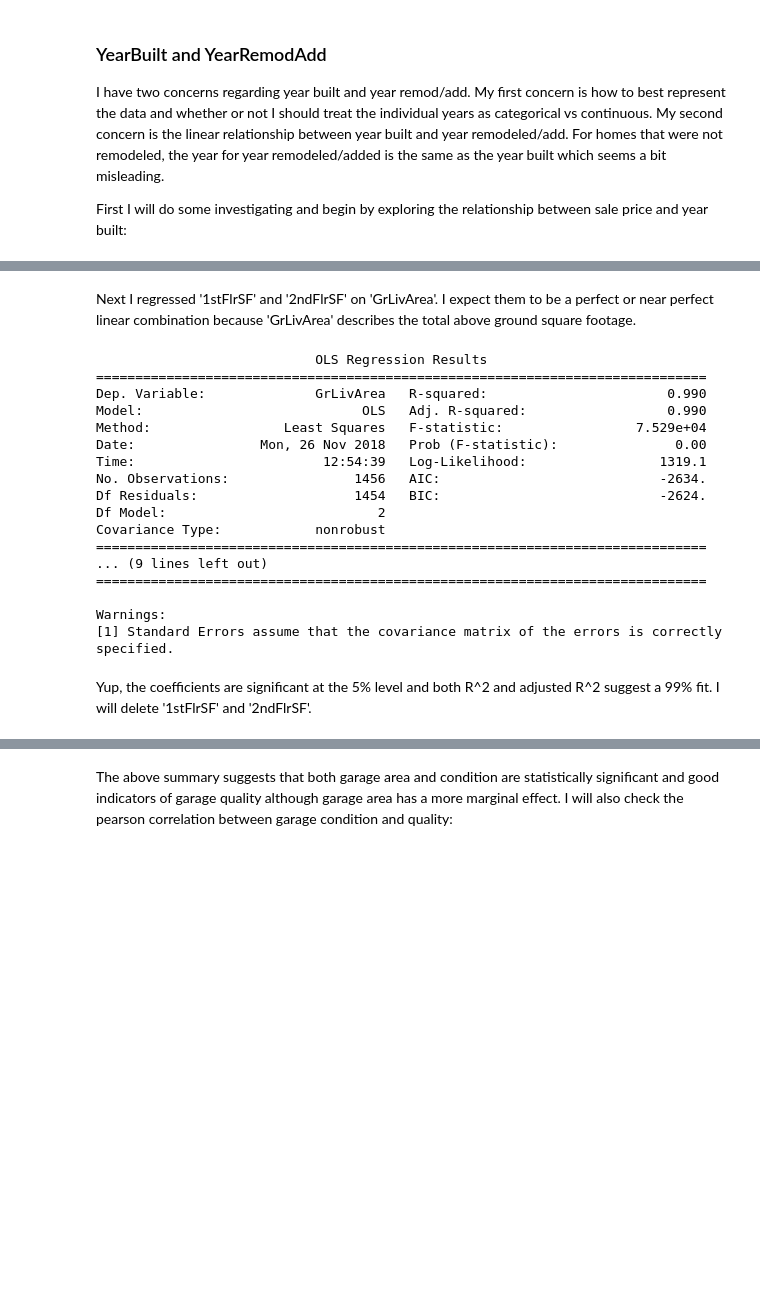
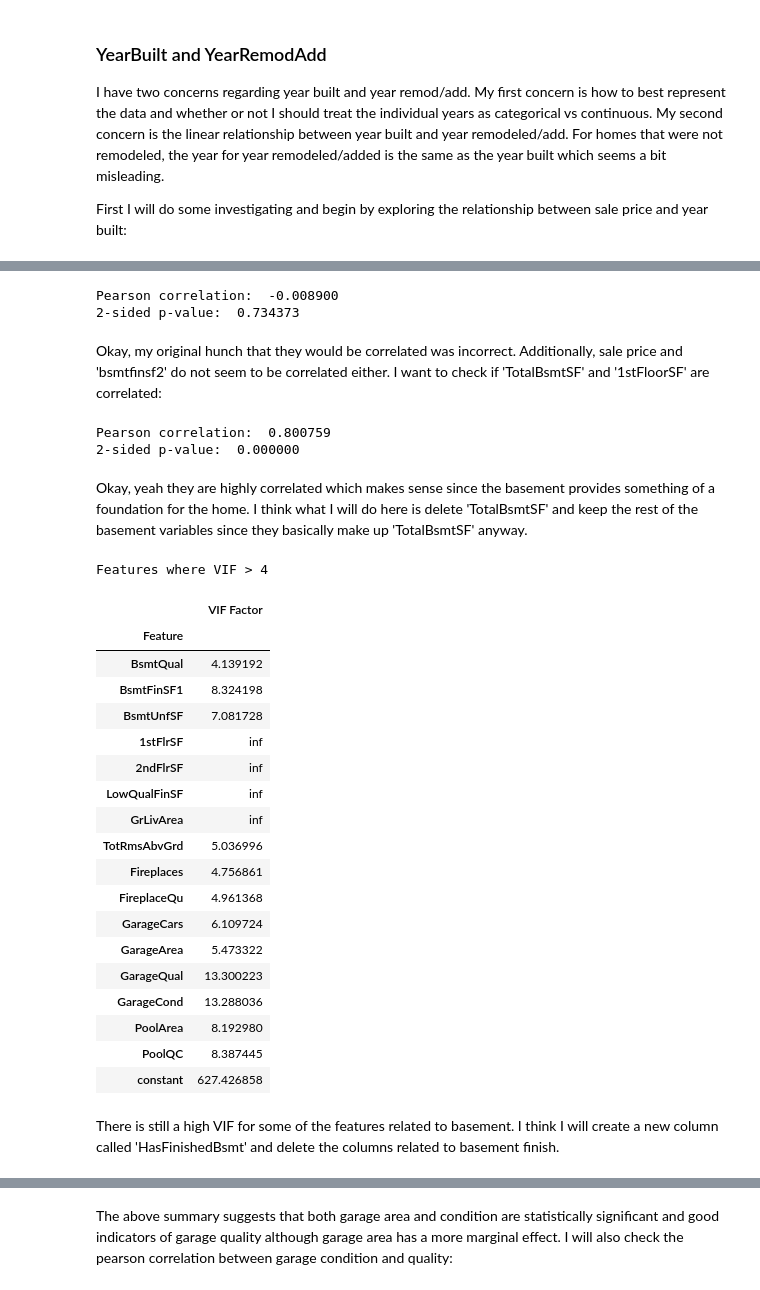
Before and after one commit to agrai1/Predicting-housing-prices, a Jupyter notebook: Exploratory data analysis - Filling nulls - Feature engineering.ipynb, the cells around one changed output, grey strips where cells are left out. Drawn from its saved outputs; the diff is of its cells as text; code cells hidden in the pictures; blank space fills up the shorter version.

```diff
--- a/Exploratory data analysis - Filling nulls - Feature engineering.ipynb
+++ b/Exploratory data analysis - Filling nulls - Feature engineering.ipynb
@@ -1240,0 +1200,41 @@ The other square footage variables are not significant at the 5 of even 10% leve
+# %%
+pearson_corr(data=df, col1='SalePrice', col2='BsmtFinSF2')
+# %% [output]
+Pearson correlation:  -0.008900
+2-sided p-value:  0.734373
+# %% [markdown]
+Okay, my original hunch that they would be correlated was incorrect. Additionally, sale price and 'bsmtfinsf2' do not seem to be correlated either. I want to check if 'TotalBsmtSF' and '1stFloorSF' are correlated:
+# %%
+pearson_corr(data=df, col1='TotalBsmtSF', col2='1stFlrSF')
+# %% [output]
+Pearson correlation:  0.800759
+2-sided p-value:  0.000000
+# %% [markdown]
+Okay, yeah they are highly correlated which makes sense since the basement provides something of a foundation for the home. I think what I will do here is delete 'TotalBsmtSF' and keep the rest of the basement variables since they basically make up 'TotalBsmtSF' anyway.
+# %%
+df.drop(columns='TotalBsmtSF', axis=1, inplace=True)
+# %%
+vif_(data=df, dependent_var='SalePrice', threshold=4)
+# %% [output]
+Features where VIF > 4
+|  | VIF Factor |
+| Feature |  |
+| BsmtQual | 4.139192 |
+| BsmtFinSF1 | 8.324198 |
+| BsmtUnfSF | 7.081728 |
+| 1stFlrSF | inf |
+| 2ndFlrSF | inf |
+| LowQualFinSF | inf |
+| GrLivArea | inf |
+| TotRmsAbvGrd | 5.036996 |
+| Fireplaces | 4.756861 |
+| FireplaceQu | 4.961368 |
+| GarageCars | 6.109724 |
+| GarageArea | 5.473322 |
+| GarageQual | 13.300223 |
+| GarageCond | 13.288036 |
+| PoolArea | 8.192980 |
+| PoolQC | 8.387445 |
+| constant | 627.426858 |
+# %% [markdown]
+There is still a high VIF for some of the features related to basement. I think I will create a new column called 'HasFinishedBsmt' and delete the columns related to basement finish.
@@ -1243,26 +1246,0 @@ df.drop(columns=['LowQualFinSF','BsmtFinSF1','BsmtFinSF2','BsmtUnfSF'], axis=1,
-# %% [markdown]
-Next I regressed '1stFlrSF' and '2ndFlrSF' on 'GrLivArea'. I expect them to be a perfect or near perfect linear combination because 'GrLivArea' describes the total above ground square footage.
-# %%
-regression = sm.OLS(endog=df['GrLivArea'], exog=df[['1stFlrSF','2ndFlrSF']], missing='drop')
-results = regression.fit()
-print(results.summary())
-# %% [output]
-                            OLS Regression Results
-==============================================================================
-Dep. Variable:              GrLivArea   R-squared:                       0.990
-Model:                            OLS   Adj. R-squared:                  0.990
-Method:                 Least Squares   F-statistic:                 7.529e+04
-Date:                Mon, 26 Nov 2018   Prob (F-statistic):               0.00
-Time:                        12:54:39   Log-Likelihood:                 1319.1
-No. Observations:                1456   AIC:                            -2634.
-Df Residuals:                    1454   BIC:                            -2624.
-Df Model:                           2
-Covariance Type:            nonrobust
-==============================================================================
-... (9 lines left out)
-==============================================================================
-
-Warnings:
-[1] Standard Errors assume that the covariance matrix of the errors is correctly specified.
-# %% [markdown]
-Yup, the coefficients are significant at the 5% level and both R^2 and adjusted R^2 suggest a 99% fit. I will delete '1stFlrSF' and '2ndFlrSF'.
```
Also changed, not shown: parts of 101 cells of this notebook.
